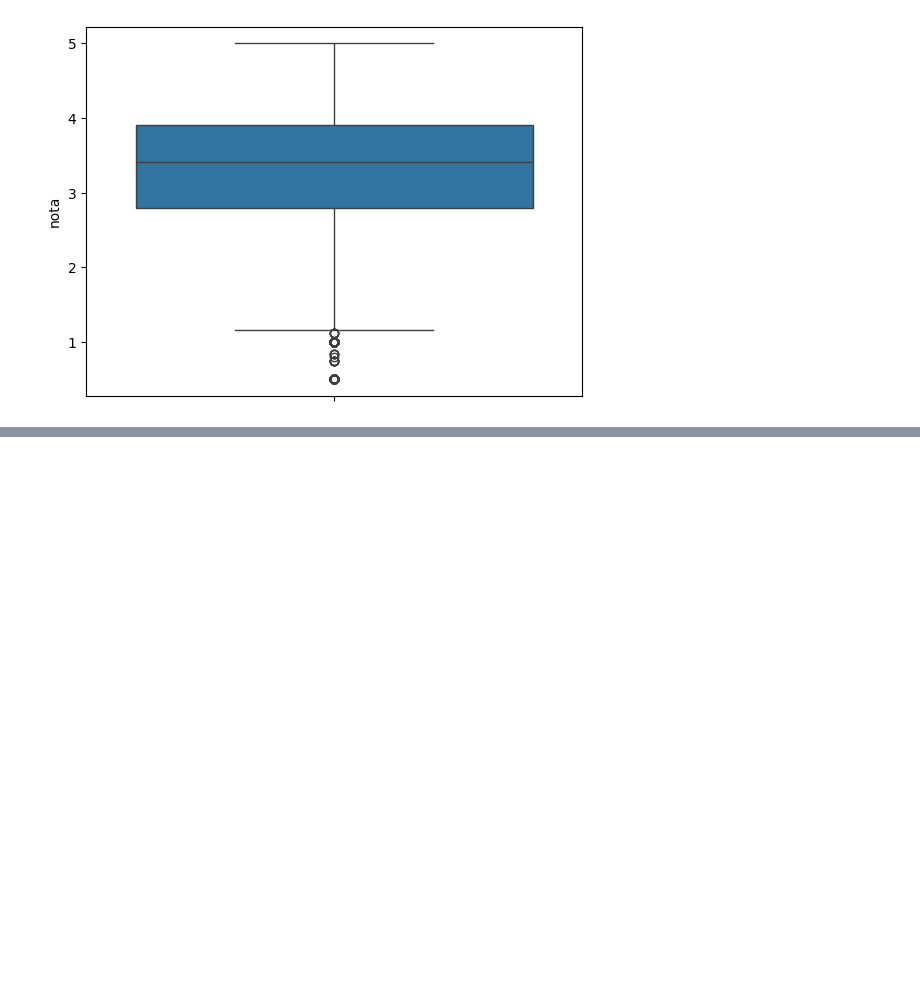
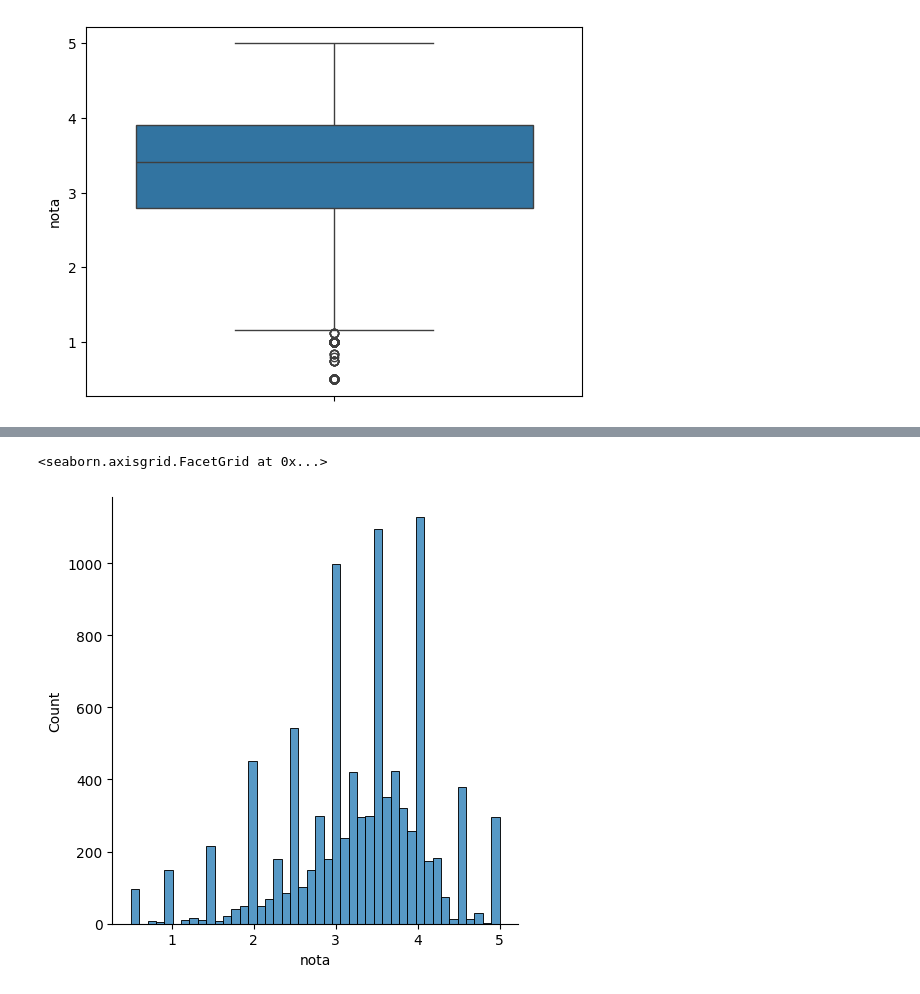
Before and after one commit to annaklaracss/data_science-, a Jupyter notebook: introdu_o_a_data_science.ipynb, the cells around one changed output, grey strips where cells are left out. Cells and saved outputs as stored; diff of their text form; code cells hidden in the pictures; blank space fills up the shorter version.

```diff
--- a/introdu_o_a_data_science.ipynb
+++ b/introdu_o_a_data_science.ipynb
@@ -272,0 +284,5 @@ medias.describe()
+# %%
+sns.displot(medias) #usando o histograma com o seaborn
+# %% [output]
+<seaborn.axisgrid.FacetGrid at 0x...>
+[figure, added]
```
Also changed, not shown: parts of 5 cells of this notebook.
